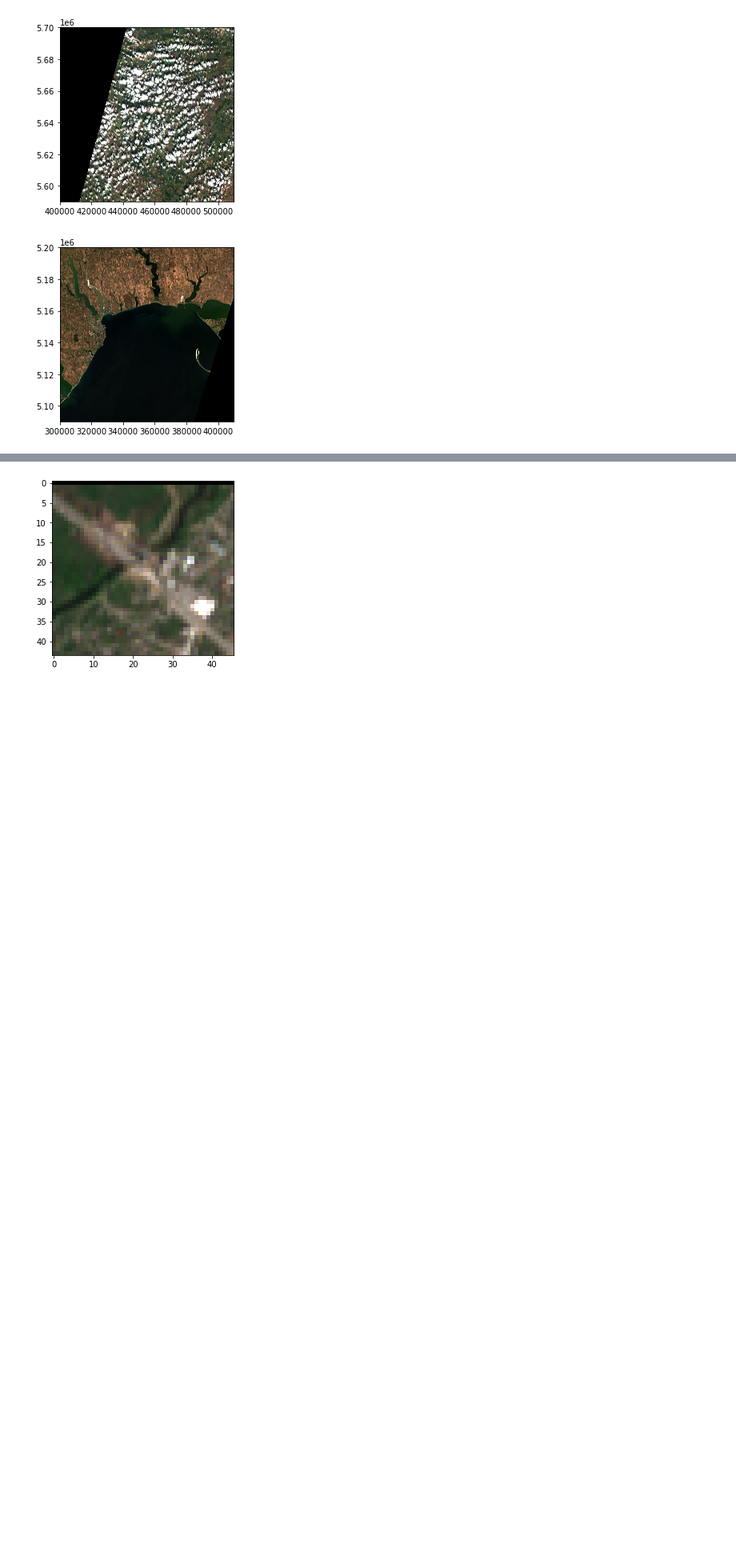
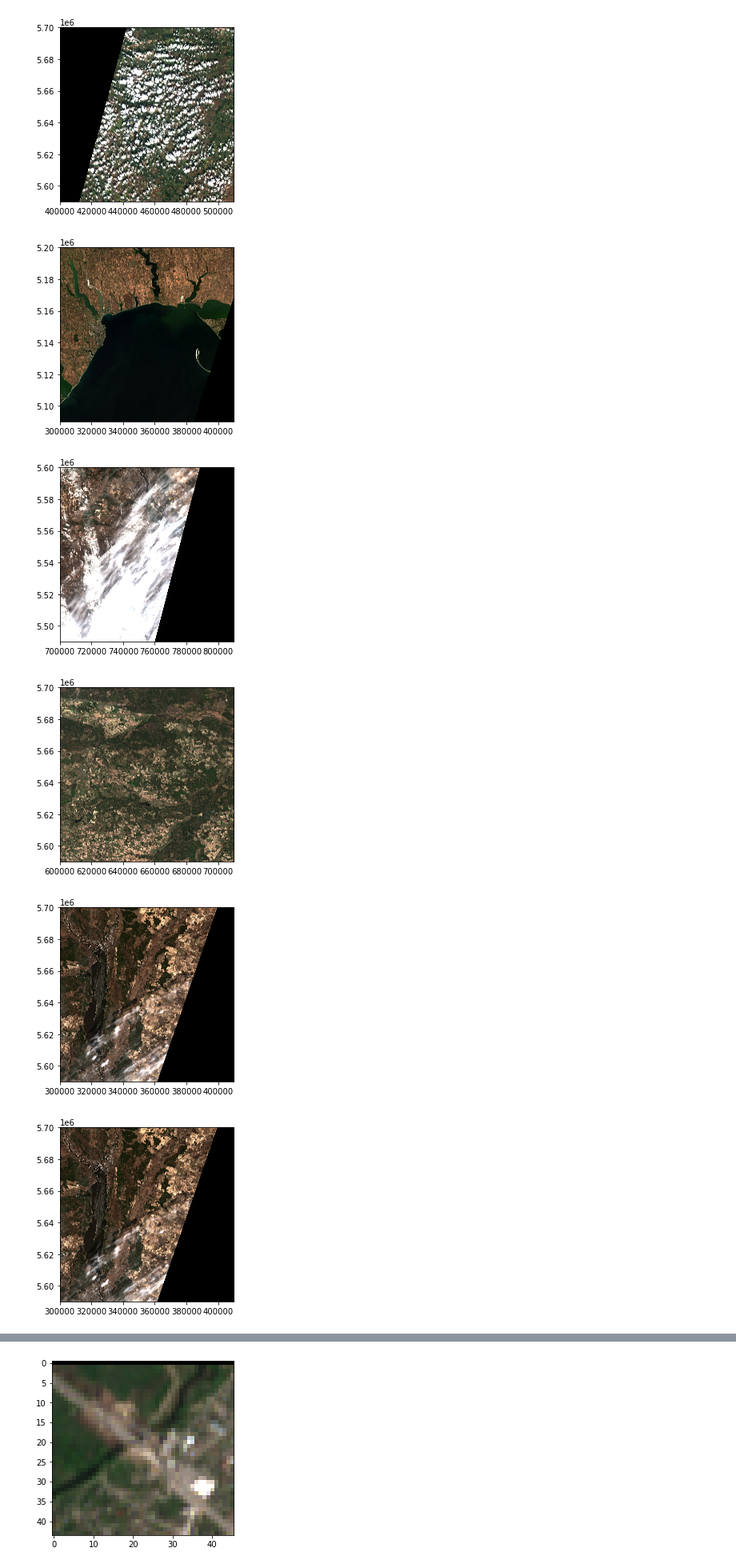
Before and after one commit to breadmiester/SIA-Project, a Jupyter notebook: Project Image Gather, Clipping and Processing.ipynb, the cells around one changed output, grey strips where cells are left out. Shown at 80% size. Drawn from its saved outputs; the diff is of its cells as text; code cells hidden in the pictures; blank space fills up the shorter version.

```diff
--- a/Project Image Gather, Clipping and Processing.ipynb
+++ b/Project Image Gather, Clipping and Processing.ipynb
@@ -262,10 +264,10 @@ kobleve_geojson
 before_image_series = [
     ('20210901','20210922',irpin_geojson),         #Irpin Bridge
     ('20210901','20210922',ivankiv_geojson),       #Ivankiv Bridge
-   # ('20210901','20210914',vyshhorod_geojson),     #Vyshhorod Bridge
-    #('20210901','20210914',slavutych_geojson),     #Slavutych Bridge
-    #('20210901','20210914',baturyn_geojson),       #Baturyn Bridge
-    #('20210901','20210914',kobleve_geojson),       #Kobleve Bridge
+    ('20210901','20210914',vyshhorod_geojson),     #Vyshhorod Bridge
+    ('20210901','20210914',slavutych_geojson),     #Slavutych Bridge
+    ('20210901','20210914',baturyn_geojson),       #Baturyn Bridge
+    ('20210901','20210914',kobleve_geojson),       #Kobleve Bridge
 
 ]
 
@@ -414,0 +404,12 @@ for image in before_series:
+# %%
+for image in after_series:
+    my_image = rasterio.open(image[4])
+    my_image
+
+    from rasterio.plot import show
+    show(my_image)
+# %% [output]
+[figure, added]
+[figure, added]
+[figure, added]
+[figure, added]
```
Also changed, not shown: parts of 11 cells of this notebook.
